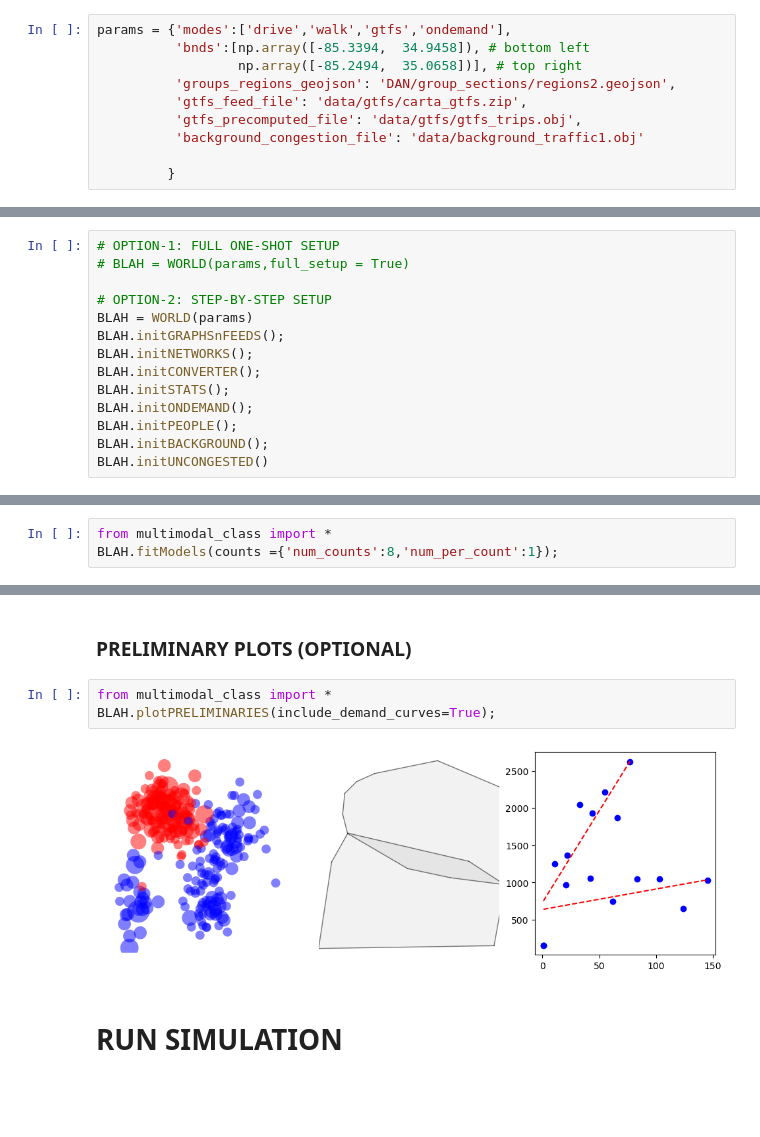
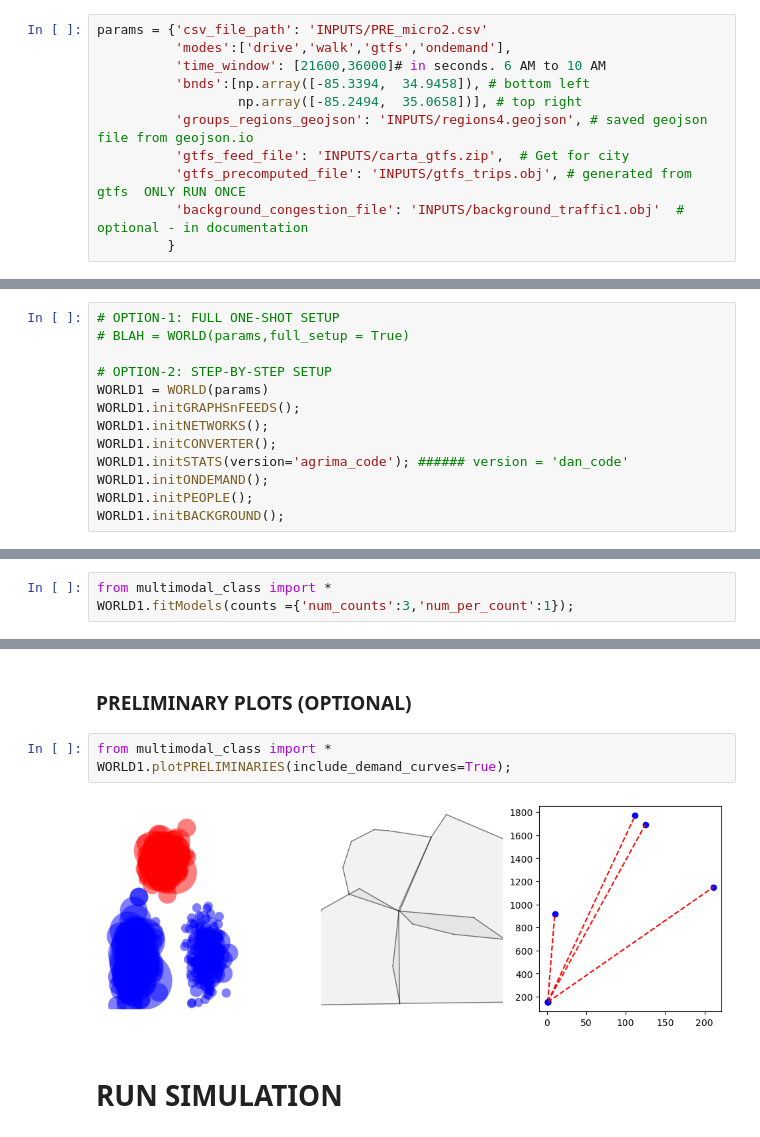
Before and after one commit to danjcalderone/multimodal, a Jupyter notebook: MULTIMODAL_SIM.ipynb, the cells around one changed output, grey strips where cells are left out. Cells and saved outputs as stored; diff of their text form; blank space fills up the shorter version.

```diff
--- a/MULTIMODAL_SIM.ipynb
+++ b/MULTIMODAL_SIM.ipynb
@@ -24,14 +28,15 @@ DEBUG:paratransit:called
 # %% [markdown]
 ### INITIAL PARAMETERS
 # %%
-params = {'modes':['drive','walk','gtfs','ondemand'],
+params = {'csv_file_path': 'INPUTS/PRE_micro2.csv'
+          'modes':['drive','walk','gtfs','ondemand'],
+          'time_window': [21600,36000]# in seconds. 6 AM to 10 AM
           'bnds':[np.array([-85.3394,  34.9458]), # bottom left
                   np.array([-85.2494,  35.0658])], # top right
-          'groups_regions_geojson': 'DAN/group_sections/regions2.geojson',
-          'gtfs_feed_file': 'data/gtfs/carta_gtfs.zip',
-          'gtfs_precomputed_file': 'data/gtfs/gtfs_trips.obj',
-          'background_congestion_file': 'data/background_traffic1.obj'
-
+          'groups_regions_geojson': 'INPUTS/regions4.geojson', # saved geojson file from geojson.io
+          'gtfs_feed_file': 'INPUTS/carta_gtfs.zip',  # Get for city
+          'gtfs_precomputed_file': 'INPUTS/gtfs_trips.obj', # generated from gtfs  ONLY RUN ONCE
+          'background_congestion_file': 'INPUTS/background_traffic1.obj'  # optional - in documentation
          }
 # %% [markdown]
 # SETUP SIMULATION
@@ -40,15 +45,14 @@ params = {'modes':['drive','walk','gtfs','ondemand'],
 # BLAH = WORLD(params,full_setup = True)
 
 # OPTION-2: STEP-BY-STEP SETUP
-BLAH = WORLD(params)
-BLAH.initGRAPHSnFEEDS();
-BLAH.initNETWORKS();
-BLAH.initCONVERTER();
-BLAH.initSTATS();
-BLAH.initONDEMAND();
-BLAH.initPEOPLE();
-BLAH.initBACKGROUND();
-BLAH.initUNCONGESTED()
+WORLD1 = WORLD(params)
+WORLD1.initGRAPHSnFEEDS();
+WORLD1.initNETWORKS();
+WORLD1.initCONVERTER();
+WORLD1.initSTATS(version='agrima_code'); ###### version = 'dan_code'
+WORLD1.initONDEMAND();
+WORLD1.initPEOPLE();
+WORLD1.initBACKGROUND();
 # %% [output]
 loading graph/feed for drive mode...
 loading graph/feed for walk mode...
@@ -91,7 +94,7 @@ AttributeError: 'NETWORK' object has no attribute 'base_edge_masses'
 ### FIT CONGESTION DEMAND MODELS (NOT NECESSARY - CAN BE RUN WITH DEFAULTS)
 # %%
 from multimodal_class import *
-BLAH.fitModels(counts ={'num_counts':8,'num_per_count':1});
+WORLD1.fitModels(counts ={'num_counts':3,'num_per_count':1});
 # %% [output]
 updating individual choices...
 person0 ...
@@ -221,9 +232,9 @@ DEBUG:paratransit:VRP: prepare_manifests - Start
 ### PRELIMINARY PLOTS (OPTIONAL)
 # %%
 from multimodal_class import *
-BLAH.plotPRELIMINARIES(include_demand_curves=True);
+WORLD1.plotPRELIMINARIES(include_demand_curves=True);
 # %% [output]
-[figure, old version]
+[figure, new version]
 # %% [markdown]
 # RUN SIMULATION
 # %%
```
Also changed, not shown: parts of 61 cells of this notebook, 26 other files.
